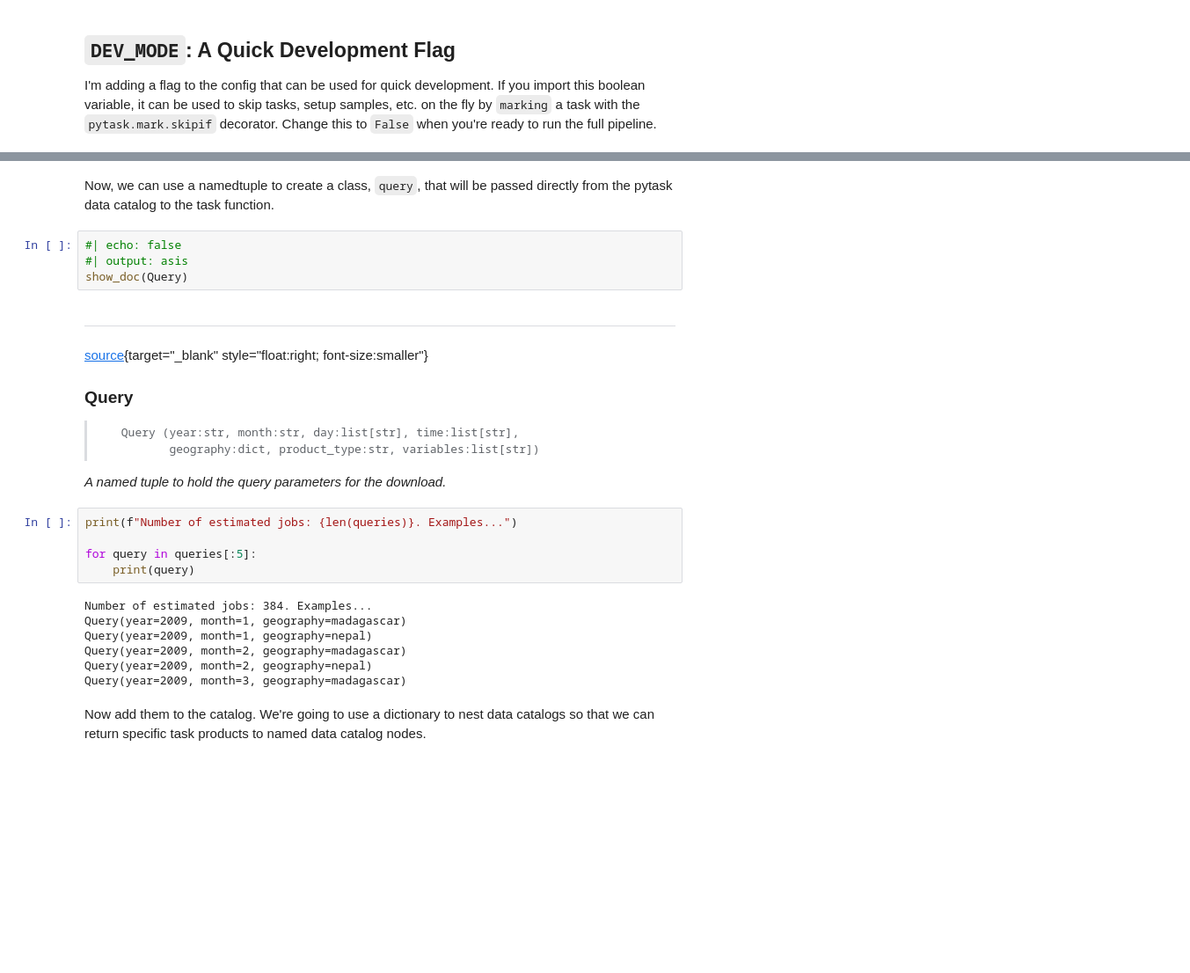
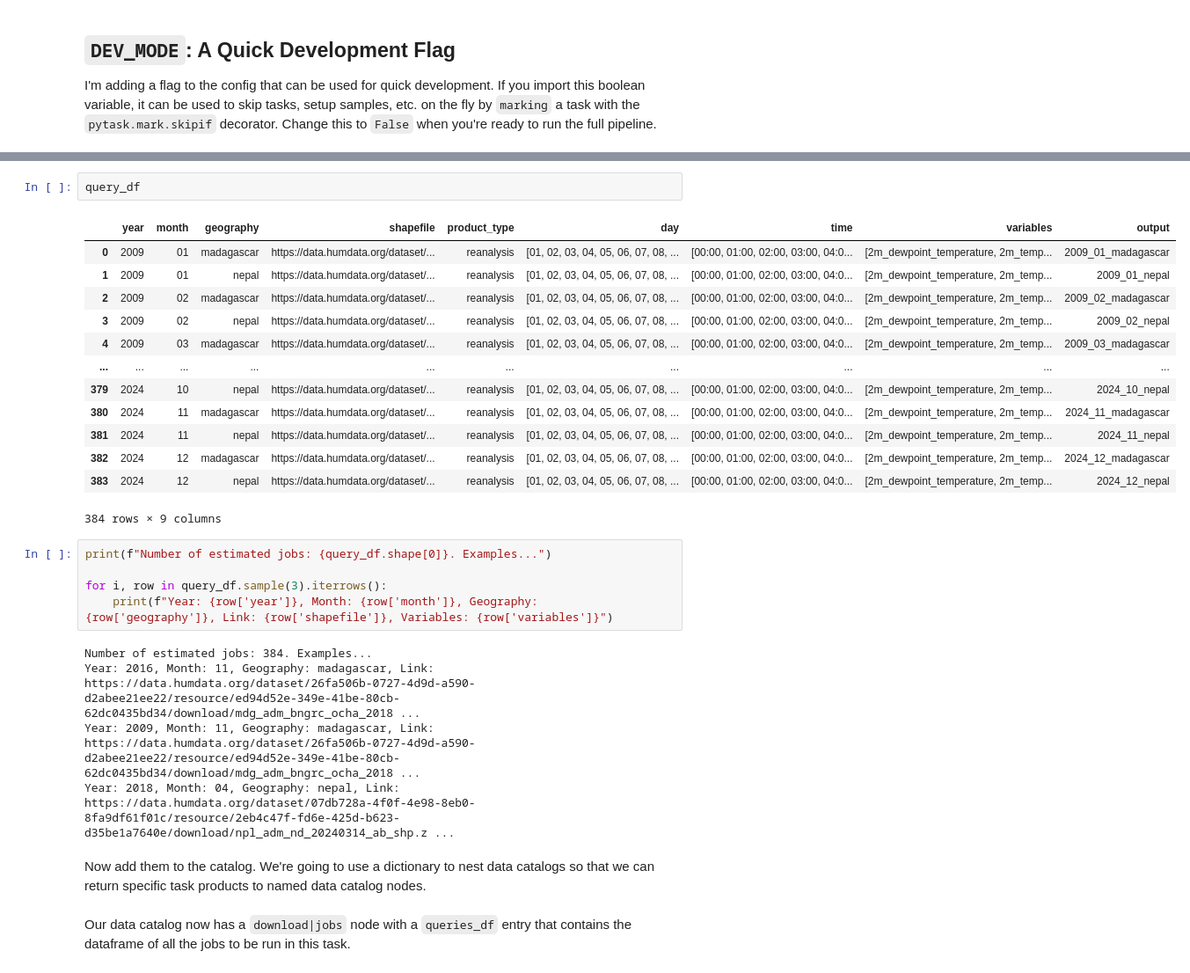
Before and after one commit to NSAPH-Data-Processing/era5_sandbox, a Jupyter notebook: _proc/20_pytask_config.ipynb, the cells around one changed output, grey strips where cells are left out. Shown at 88% size. Drawn from its saved outputs; the diff is of its cells as text; blank space fills up the shorter version.

Commit message:
Functioning pytask pipeline has been updated to include the diurnal algorithm

```diff
--- a/_proc/20_pytask_config.ipynb
+++ b/_proc/20_pytask_config.ipynb
@@ -38,33 +64,32 @@ Given one combination of all of these, a single job can complete the first "task
-# %% [markdown]
-Now, we can use a namedtuple to create a class, `query`, that will be passed directly from the pytask data catalog to the task function.
-# %%
-#| echo: false
-#| output: asis
-show_doc(Query)
-# %% [output]
----
-
-[source](https://github.com/TinasheMTapera/era5_sandbox/blob/main/era5_sandbox/config.py#L42){target="_blank" style="float:right; font-size:smaller"}
-
-### Query
-
->      Query (year:str, month:str, day:list[str], time:list[str],
->             geography:dict, product_type:str, variables:list[str])
-
-*A named tuple to hold the query parameters for the download.*
-# %%
-print(f"Number of estimated jobs: {len(queries)}. Examples...")
-
-for query in queries[:5]:
-    print(query)
-# %% [output]
-Number of estimated jobs: 384. Examples...
-Query(year=2009, month=1, geography=madagascar)
-Query(year=2009, month=1, geography=nepal)
-Query(year=2009, month=2, geography=madagascar)
-Query(year=2009, month=2, geography=nepal)
-Query(year=2009, month=3, geography=madagascar)
+# %%
+query_df
+# %% [output]
+|  | year | month | geography | shapefile | product_type | day | time | variables | output |
+| 0 | 2009 | 01 | madagascar | https://data.humdata.org/dataset/... | reanalysis | [01, 02, 03, 04, 05, 06, 07, 08, ... | [00:00, 01:00, 02:00, 03:00, 04:0... | [2m_dewpoint_temperature, 2m_temp... | 2009_01_madagascar |
+| 1 | 2009 | 01 | nepal | https://data.humdata.org/dataset/... | reanalysis | [01, 02, 03, 04, 05, 06, 07, 08, ... | [00:00, 01:00, 02:00, 03:00, 04:0... | [2m_dewpoint_temperature, 2m_temp... | 2009_01_nepal |
+| 2 | 2009 | 02 | madagascar | https://data.humdata.org/dataset/... | reanalysis | [01, 02, 03, 04, 05, 06, 07, 08, ... | [00:00, 01:00, 02:00, 03:00, 04:0... | [2m_dewpoint_temperature, 2m_temp... | 2009_02_madagascar |
+| 3 | 2009 | 02 | nepal | https://data.humdata.org/dataset/... | reanalysis | [01, 02, 03, 04, 05, 06, 07, 08, ... | [00:00, 01:00, 02:00, 03:00, 04:0... | [2m_dewpoint_temperature, 2m_temp... | 2009_02_nepal |
+| 4 | 2009 | 03 | madagascar | https://data.humdata.org/dataset/... | reanalysis | [01, 02, 03, 04, 05, 06, 07, 08, ... | [00:00, 01:00, 02:00, 03:00, 04:0... | [2m_dewpoint_temperature, 2m_temp... | 2009_03_madagascar |
+| ... | ... | ... | ... | ... | ... | ... | ... | ... | ... |
+| 379 | 2024 | 10 | nepal | https://data.humdata.org/dataset/... | reanalysis | [01, 02, 03, 04, 05, 06, 07, 08, ... | [00:00, 01:00, 02:00, 03:00, 04:0... | [2m_dewpoint_temperature, 2m_temp... | 2024_10_nepal |
+| 380 | 2024 | 11 | madagascar | https://data.humdata.org/dataset/... | reanalysis | [01, 02, 03, 04, 05, 06, 07, 08, ... | [00:00, 01:00, 02:00, 03:00, 04:0... | [2m_dewpoint_temperature, 2m_temp... | 2024_11_madagascar |
+| 381 | 2024 | 11 | nepal | https://data.humdata.org/dataset/... | reanalysis | [01, 02, 03, 04, 05, 06, 07, 08, ... | [00:00, 01:00, 02:00, 03:00, 04:0... | [2m_dewpoint_temperature, 2m_temp... | 2024_11_nepal |
+| 382 | 2024 | 12 | madagascar | https://data.humdata.org/dataset/... | reanalysis | [01, 02, 03, 04, 05, 06, 07, 08, ... | [00:00, 01:00, 02:00, 03:00, 04:0... | [2m_dewpoint_temperature, 2m_temp... | 2024_12_madagascar |
+| 383 | 2024 | 12 | nepal | https://data.humdata.org/dataset/... | reanalysis | [01, 02, 03, 04, 05, 06, 07, 08, ... | [00:00, 01:00, 02:00, 03:00, 04:0... | [2m_dewpoint_temperature, 2m_temp... | 2024_12_nepal |
+384 rows × 9 columns
+# %%
+print(f"Number of estimated jobs: {query_df.shape[0]}. Examples...")
+
+for i, row in query_df.sample(3).iterrows():
+    print(f"Year: {row['year']}, Month: {row['month']}, Geography: {row['geography']}, Link: {row['shapefile']}, Variables: {row['variables']}")
+# %% [output]
+Number of estimated jobs: 384. Examples...
+Year: 2016, Month: 11, Geography: madagascar, Link: https://data.humdata.org/dataset/26fa506b-0727-4d9d-a590-d2abee21ee22/resource/ed94d52e-349e-41be-80cb-62dc0435bd34/download/mdg_adm_bngrc_ocha_2018 ...
+Year: 2009, Month: 11, Geography: madagascar, Link: https://data.humdata.org/dataset/26fa506b-0727-4d9d-a590-d2abee21ee22/resource/ed94d52e-349e-41be-80cb-62dc0435bd34/download/mdg_adm_bngrc_ocha_2018 ...
+Year: 2018, Month: 04, Geography: nepal, Link: https://data.humdata.org/dataset/07db728a-4f0f-4e98-8eb0-8fa9df61f01c/resource/2eb4c47f-fd6e-425d-b623-d35be1a7640e/download/npl_adm_nd_20240314_ab_shp.z ...
 # %% [markdown]
 Now add them to the catalog. We're going to use a dictionary to
 nest data catalogs so that we can return specific task products to
 named data catalog nodes.
+# %% [markdown]
+Our data catalog now has a `download|jobs` node with a `queries_df` entry that contains the dataframe of all the jobs to be run in this task.
```
Also changed, not shown: parts of 18 cells of this notebook, 55 other files.
